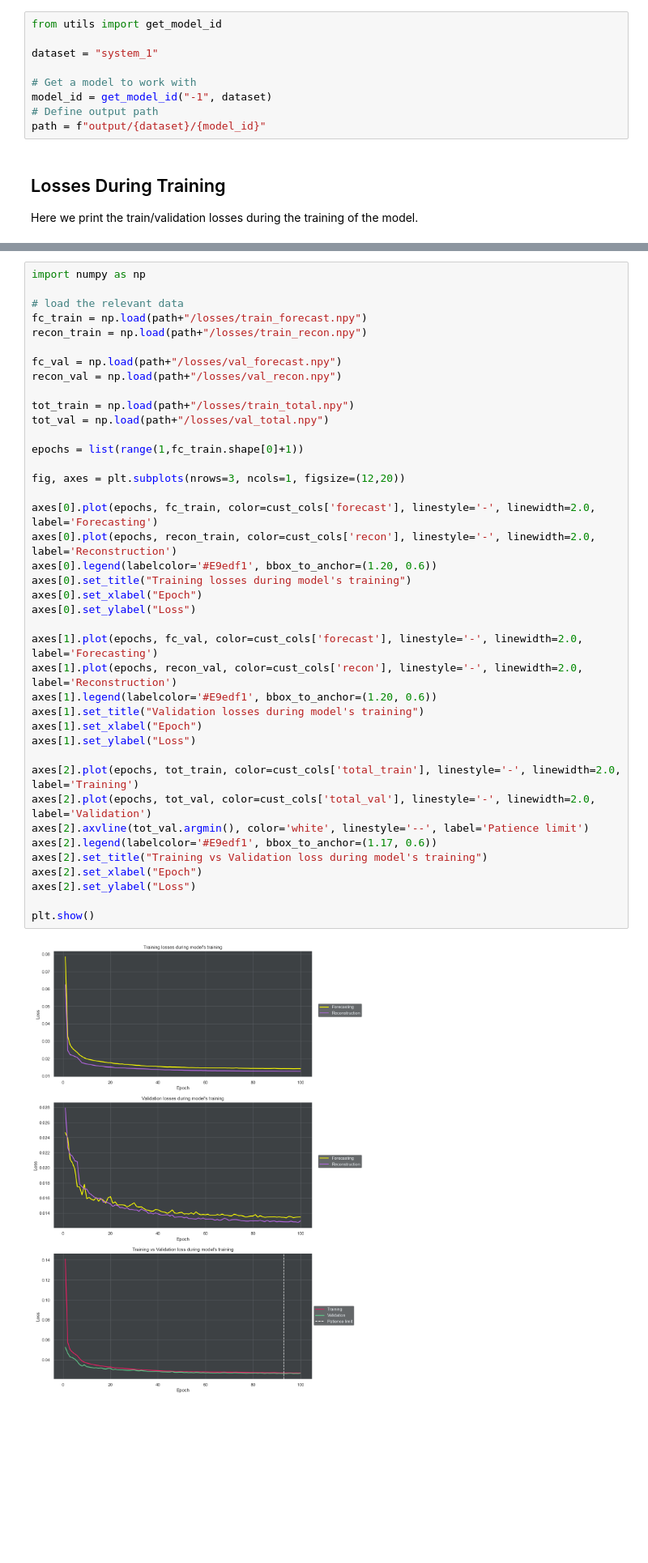
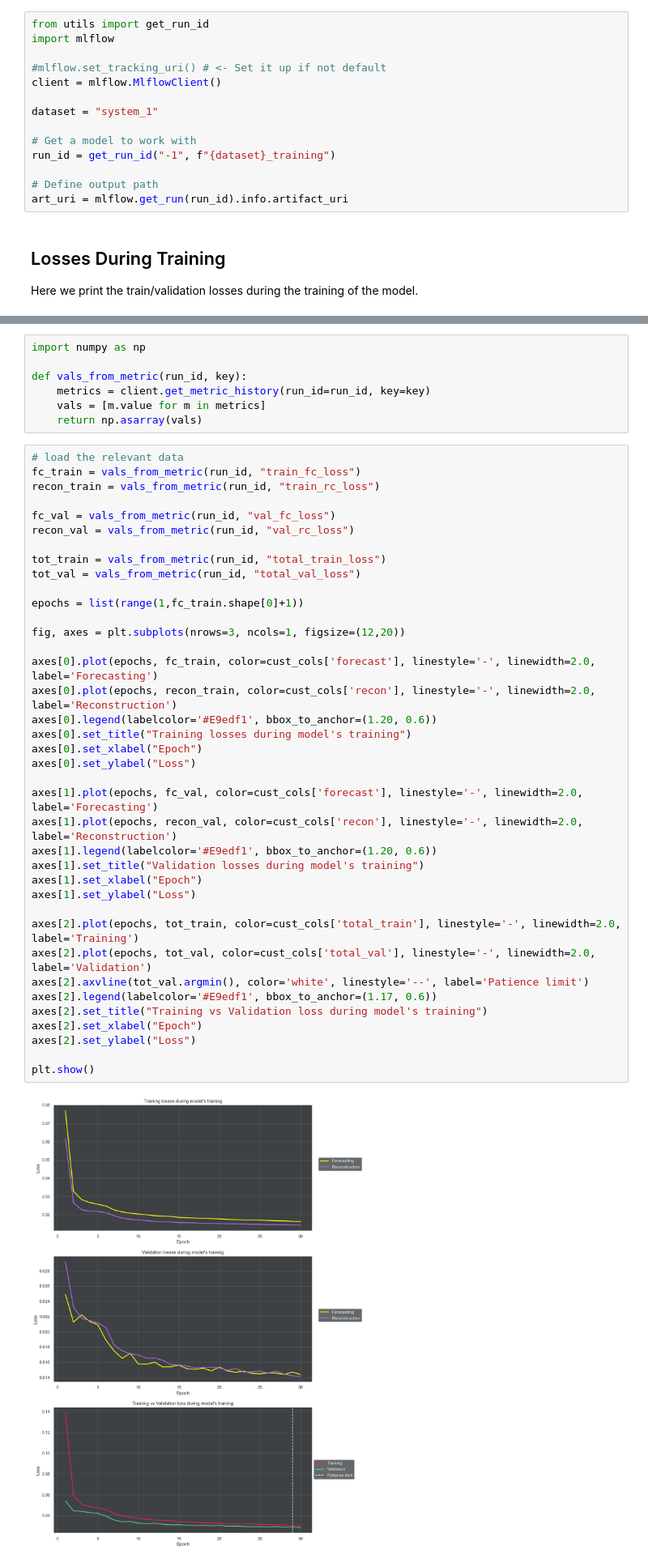
Before and after one commit to srigas/MTAD-GAT-mlflow, a Jupyter notebook: Visualizations.ipynb, the cells around one changed output, grey strips where cells are left out. Shown at 81% size. Drawn from its saved outputs; the diff is of its cells as text; blank space fills up the shorter version.

Commit message:
Implemented everything using mlflow

```diff
--- a/Visualizations.ipynb
+++ b/Visualizations.ipynb
@@ -3,14 +3,19 @@
 
 This is a notebook that is intended to be used for debugging and model tuning during development. It provides some basic visualizations that are drawn from the results of running [1] the `train.py` file and [2] the `evaluation.py` file.
 # %%
-from utils import get_model_id
+from utils import get_run_id
+import mlflow
+
+#mlflow.set_tracking_uri() # <- Set it up if not default
+client = mlflow.MlflowClient()
 
 dataset = "system_1"
 
 # Get a model to work with
-model_id = get_model_id("-1", dataset)
+run_id = get_run_id("-1", f"{dataset}_training")
+
 # Define output path
-path = f"output/{dataset}/{model_id}"
+art_uri = mlflow.get_run(run_id).info.artifact_uri
 # %% [markdown]
 ## Losses During Training
 
@@ -24,48 +29,53 @@ sns.set(rc={'figure.figsize':(14.7,5.27)})
 
 sns.set(rc={"grid.color": "#595d61", 'axes.facecolor':'#3d4144'})
 cust_cols = {'total_train' : '#E91E63', 'total_val' : '#60C689', 'forecast' : 'yellow', 'recon' : '#B767e7'}
+# %%
+import numpy as np
+
+def vals_from_metric(run_id, key):
+    metrics = client.get_metric_history(run_id=run_id, key=key)
+    vals = [m.value for m in metrics]
+    return np.asarray(vals)
 # %%
-import numpy as np
+# load the relevant data
+fc_train = vals_from_metric(run_id, "train_fc_loss")
+recon_train = vals_from_metric(run_id, "train_rc_loss")
 
-# load the relevant data
-fc_train = np.load(path+"/losses/train_forecast.npy")
-recon_train = np.load(path+"/losses/train_recon.npy")
+fc_val = vals_from_metric(run_id, "val_fc_loss")
+recon_val = vals_from_metric(run_id, "val_rc_loss")
 
-fc_val = np.load(path+"/losses/val_forecast.npy")
-recon_val = np.load(path+"/losses/val_recon.npy")
-
-tot_train = np.load(path+"/losses/train_total.npy")
-tot_val = np.load(path+"/losses/val_total.npy")
+tot_train = vals_from_metric(run_id, "total_train_loss")
+tot_val = vals_from_metric(run_id, "total_val_loss")
 
 epochs = list(range(1,fc_train.shape[0]+1))
 
 fig, axes = plt.subplots(nrows=3, ncols=1, figsize=(12,20))
 
 axes[0].plot(epochs, fc_train, color=cust_cols['forecast'], linestyle='-', linewidth=2.0, label='Forecasting')
 axes[0].plot(epochs, recon_train, color=cust_cols['recon'], linestyle='-', linewidth=2.0, label='Reconstruction')
 axes[0].legend(labelcolor='#E9edf1', bbox_to_anchor=(1.20, 0.6))
 axes[0].set_title("Training losses during model's training")
 axes[0].set_xlabel("Epoch")
 axes[0].set_ylabel("Loss")
 
 axes[1].plot(epochs, fc_val, color=cust_cols['forecast'], linestyle='-', linewidth=2.0, label='Forecasting')
 axes[1].plot(epochs, recon_val, color=cust_cols['recon'], linestyle='-', linewidth=2.0, label='Reconstruction')
 axes[1].legend(labelcolor='#E9edf1', bbox_to_anchor=(1.20, 0.6))
 axes[1].set_title("Validation losses during model's training")
 axes[1].set_xlabel("Epoch")
 axes[1].set_ylabel("Loss")
 
 axes[2].plot(epochs, tot_train, color=cust_cols['total_train'], linestyle='-', linewidth=2.0, label='Training')
 axes[2].plot(epochs, tot_val, color=cust_cols['total_val'], linestyle='-', linewidth=2.0, label='Validation')
 axes[2].axvline(tot_val.argmin(), color='white', linestyle='--', label='Patience limit')
 axes[2].legend(labelcolor='#E9edf1', bbox_to_anchor=(1.17, 0.6))
 axes[2].set_title("Training vs Validation loss during model's training")
 axes[2].set_xlabel("Epoch")
 axes[2].set_ylabel("Loss")
 
 plt.show()
 # %% [output]
-[figure, old version]
+[figure, new version]
 # %% [markdown]
 ## Anomaly Scores
 
```
Also changed, not shown: parts of 5 cells of this notebook, 7 other files.
